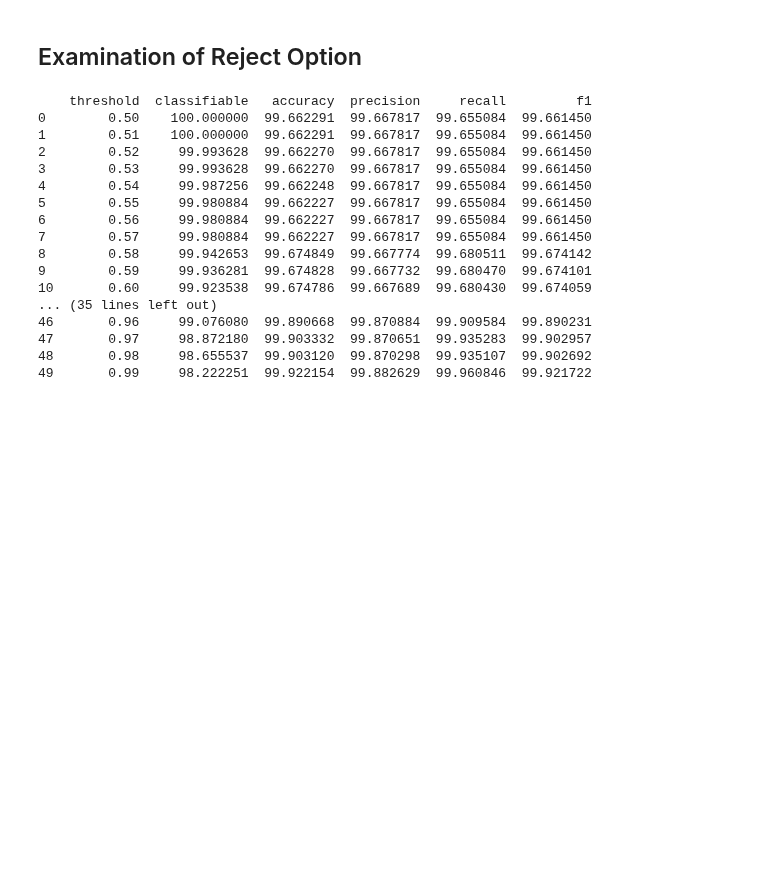
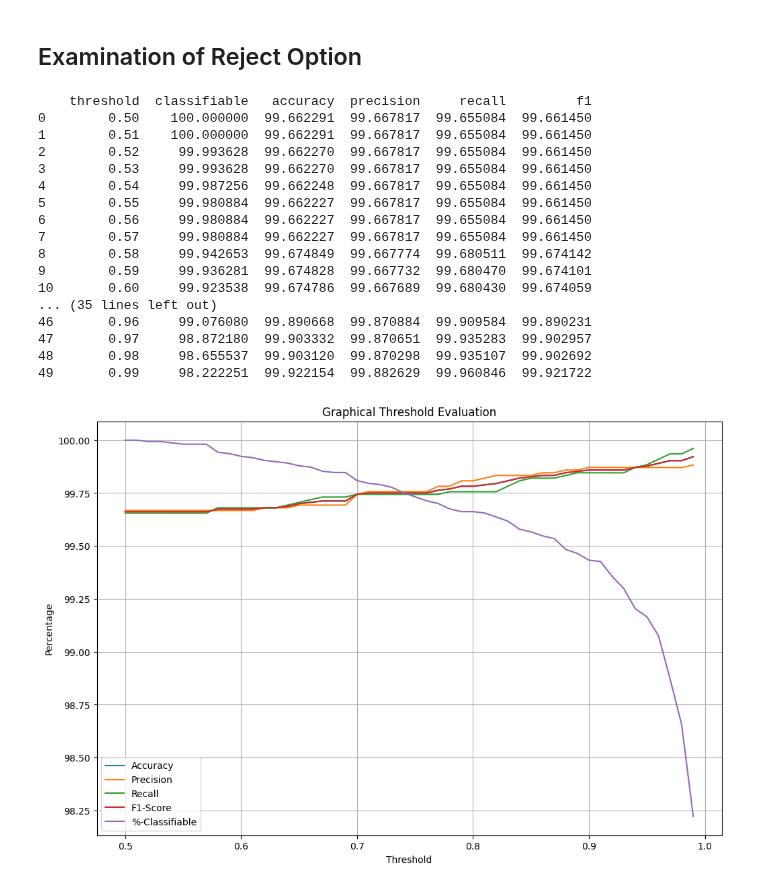
Before and after one commit to nikobiebl/Project-Work-2, a Jupyter notebook: main.ipynb, the cells around one changed output. Cells and saved outputs as stored; diff of their text form; code cells hidden in the pictures; blank space fills up the shorter version.

```diff
--- a/main.ipynb
+++ b/main.ipynb
@@ -109,8 +103,7 @@ Text(0.5, 1.0, 'Balance')
 # %%
-
 # define X and Y
-X = df['content']
-y = df['target']
+X = df_dataset['content']
+y = df_dataset['target']
 
 # split data
 X_train, X_test, y_train, y_test = train_test_split(X, y, test_size=0.2, random_state=42)
@@ -266,15 +261,15 @@ weighted avg       1.00      1.00      1.00     15694
 # %%
 # create classifier object
-linsvm_tfidf_classifier = SVC(kernel="poly", random_state=42)
+psvm_tfidf_classifier = SVC(kernel="poly", random_state=42)
 
 # train classifier
-linsvm_tfidf_classifier.fit(X_train_tfidf, y_train)
+psvm_tfidf_classifier.fit(X_train_tfidf, y_train)
 
 # test classifier
-linsvm_tfidf_prediction = linsvm_tfidf_classifier.predict(X_test_tfidf)
+psvm_tfidf_prediction = psvm_tfidf_classifier.predict(X_test_tfidf)
 
 # evaluate
-evaluate(linsvm_tfidf_prediction)
+evaluate(psvm_tfidf_prediction)
 # %% [output]
 Accuracy:     0.9831145660762075
 F1-Score:     0.9828267772665413
@@ -409,6 +442,7 @@ weighted avg       1.00      1.00      1.00     15694
 # %% [markdown]
 ## Examination of Reject Option
 # %%
+# create a dataframe with predicted probabilities and actual values
 probabilities = mlp_tfidf_classifier.predict_proba(X_test_tfidf)
 
 probabilities_0 = probabilities[:, 0]
@@ -422,24 +456,30 @@ probabilities_and_values_df = pd.DataFrame({
     'actual_values': actual_values
 })
 
+# calculate model performance for different classification thresholds
 thresholds = np.arange(0.5, 1.0, 0.01)
 
-results = []
+threshold_results = []
 
 for threshold in thresholds:
 
+    # determine classified emails dependent on treshold
     classifiable_df = probabilities_and_values_df[(probabilities_and_values_df['probabilities_0'] > threshold) | (probabilities_and_values_df['probabilities_1'] > threshold)]
 
+    # calculate percentage
     percentage_classifiable = (len(classifiable_df) / len(probabilities_and_values_df)) * 100
 
+    # determine perdicted label for classified emails
     predicted_labels = np.where(classifiable_df['probabilities_1'] > threshold, 1, 0)
 
+    # calculate model performance on classified emails
     accuracy = accuracy_score(classifiable_df['actual_values'], predicted_labels) * 100
     precision = precision_score(classifiable_df['actual_values'], predicted_labels) * 100
     recall = recall_score(classifiable_df['actual_values'], predicted_labels) * 100
     f1 = f1_score(classifiable_df['actual_values'], predicted_labels) * 100
 
-    results.append({
+    # save results in dataframe
+    threshold_results.append({
         'threshold': threshold,
         'classifiable': percentage_classifiable,
         'accuracy': accuracy,
@@ -448,9 +488,9 @@ for threshold in thresholds:
         'f1': f1
     })
 
-results_df = pd.DataFrame(results)
+results_df = pd.DataFrame(threshold_results)
 
-print(results_df.head(50))
+print(results_df)
 # %% [output]
     threshold  classifiable   accuracy  precision     recall         f1
 0        0.50    100.000000  99.662291  99.667817  99.655084  99.661450
@@ -469,3 +509,21 @@ print(results_df.head(50))
 47       0.97     98.872180  99.903332  99.870651  99.935283  99.902957
 48       0.98     98.655537  99.903120  99.870298  99.935107  99.902692
 49       0.99     98.222251  99.922154  99.882629  99.960846  99.921722
+# %%
+# plot results
+plt.figure(figsize=(12, 8))
+
+plt.plot(results_df['threshold'], results_df['accuracy'], label='Accuracy')
+plt.plot(results_df['threshold'], results_df['precision'], label='Precision')
+plt.plot(results_df['threshold'], results_df['recall'], label='Recall')
+plt.plot(results_df['threshold'], results_df['f1'], label='F1-Score')
+plt.plot(results_df['threshold'], results_df['classifiable'], label='%-Classifiable')
+
+plt.xlabel('Threshold')
+plt.ylabel('Percentage')
+plt.title('Graphical Threshold Evaluation')
+plt.legend()
+plt.grid(True)
+plt.show()
+# %% [output]
+[figure, added]
```
Also changed, not shown: parts of 33 cells of this notebook, 4 other files.
